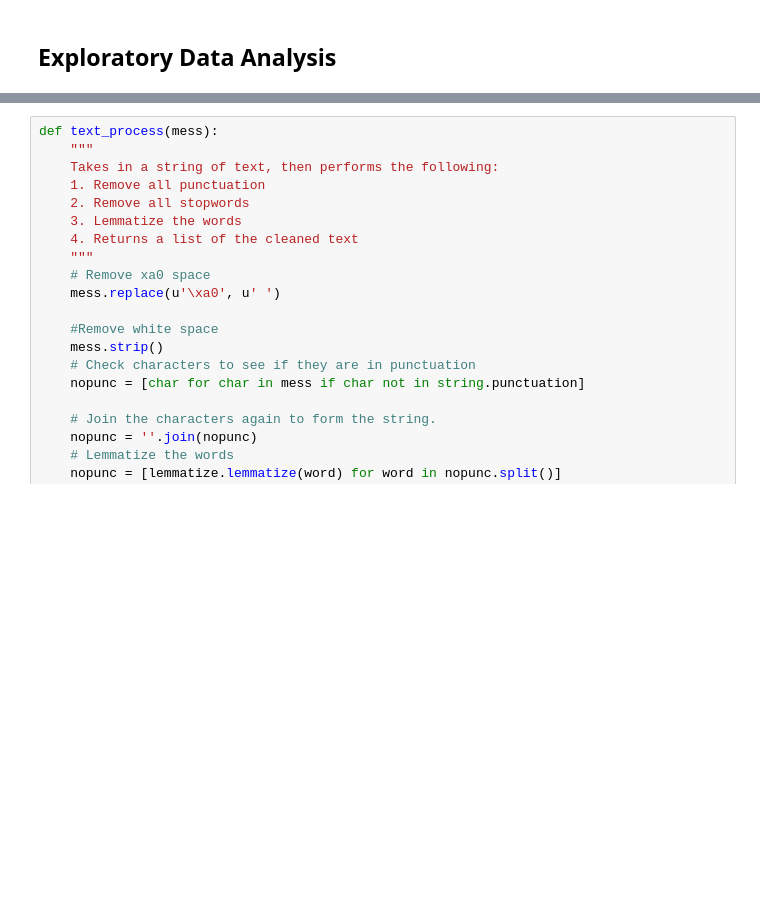
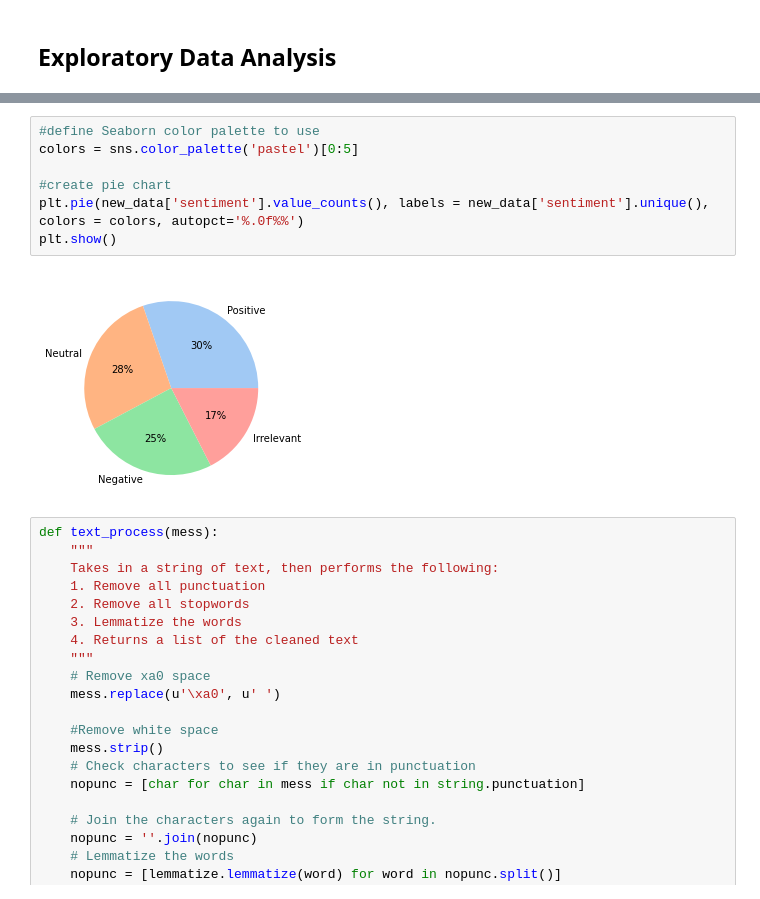
Before and after one commit to Amaki1/Twitter-Sentiment-Analysis, a Jupyter notebook: Twitter sentiment analysis.ipynb, the cells around one changed output, grey strips where cells are left out. Saved outputs shown, nothing was run; the diff lists cells and outputs as text; blank space fills up the shorter version.

```diff
--- a/Twitter sentiment analysis.ipynb
+++ b/Twitter sentiment analysis.ipynb
@@ -87,3 +100,12 @@ len(new_data.index)
+# %%
+#define Seaborn color palette to use
+colors = sns.color_palette('pastel')[0:5]
+
+#create pie chart
+plt.pie(new_data['sentiment'].value_counts(), labels = new_data['sentiment'].unique(), colors = colors, autopct='%.0f%%')
+plt.show()
+# %% [output]
+[figure, added]
 # %%
 def text_process(mess):
     """
```
Also changed, not shown: parts of 2 cells of this notebook.
